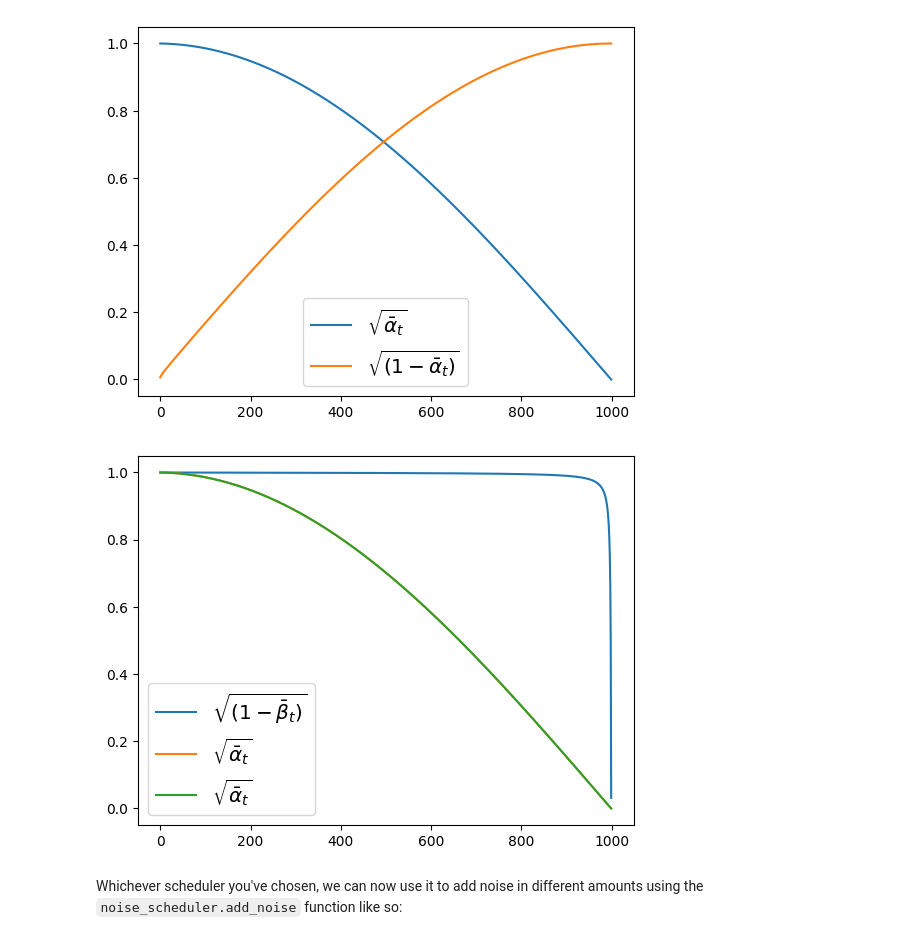
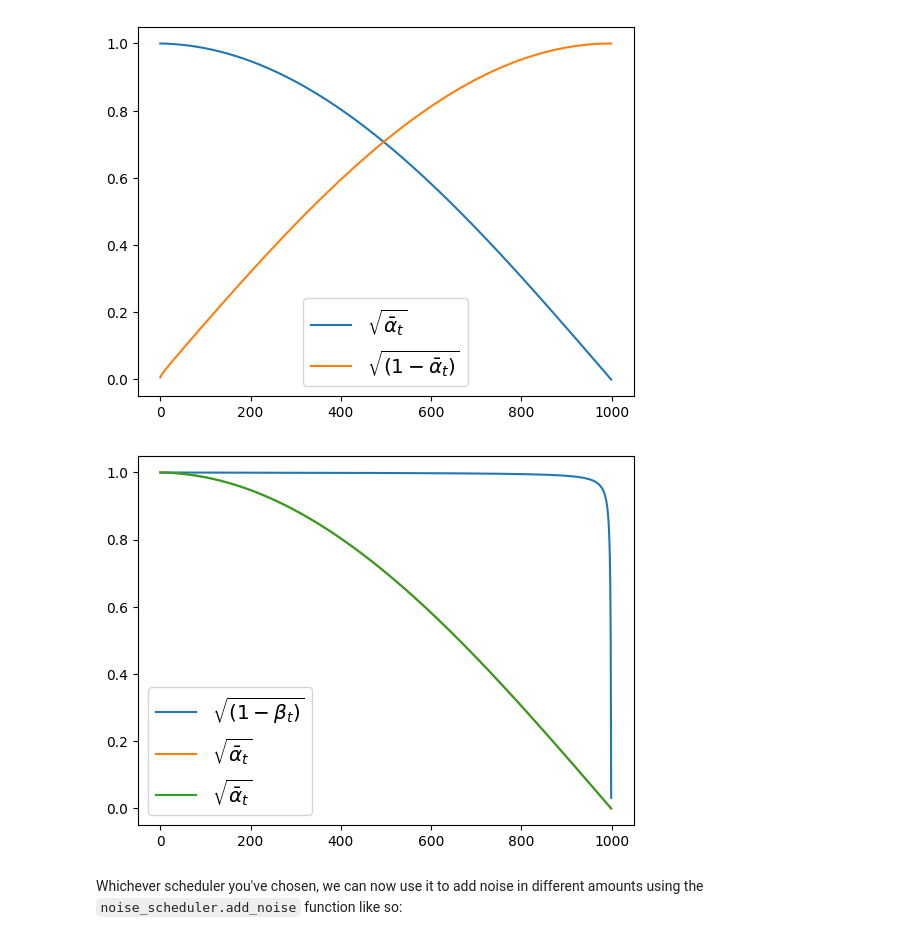
Before and after one commit to minghevong/Difix3D, a Jupyter notebook: unit1/01_introduction_to_diffusers.ipynb, the cells around one changed output. Drawn from its saved outputs; the diff is of its cells as text; code cells hidden in the pictures.

```diff
--- a/unit1/01_introduction_to_diffusers.ipynb
+++ b/unit1/01_introduction_to_diffusers.ipynb
@@ -290,12 +290,12 @@ plt.legend(fontsize="x-large");
 # %%
 b = (1-noise_scheduler.betas.cpu())**0.5
 # %%
-plt.plot(b, label=r"$\sqrt{(1 - \bar{\beta}_t)}$")
+plt.plot(b, label=r"$\sqrt{(1 - {\beta}_t)}$")
 plt.plot(torch.cumprod(b, dim=0), label=r"${\sqrt{\bar{\alpha}_t}}$")
 plt.plot(noise_scheduler.alphas_cumprod.cpu() ** 0.5, label=r"${\sqrt{\bar{\alpha}_t}}$")
 plt.legend(fontsize="x-large");
 # %% [output]
-[figure, old version]
+[figure, new version]
 # %% [markdown]
 Whichever scheduler you've chosen, we can now use it to add noise in different amounts using the `noise_scheduler.add_noise` function like so:
 # %%
```
